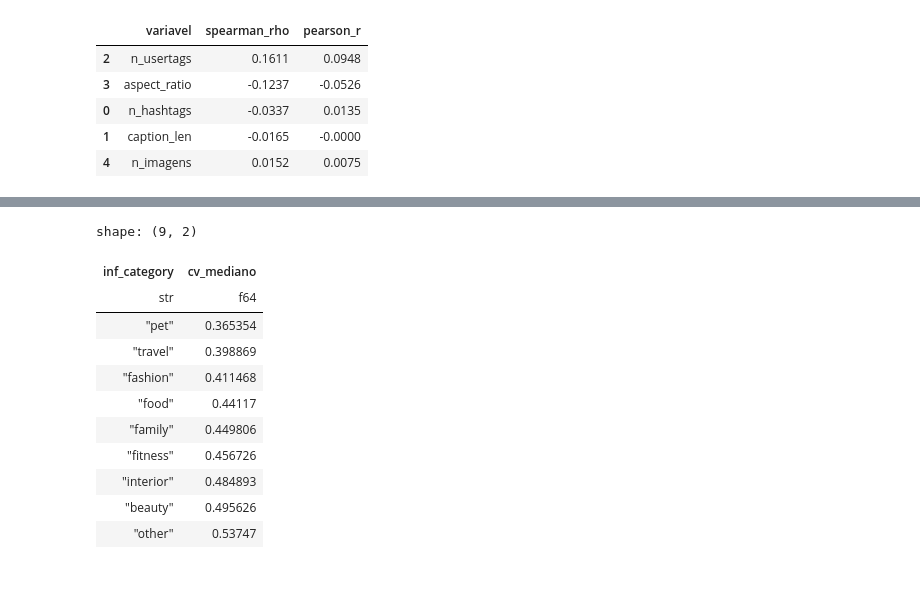
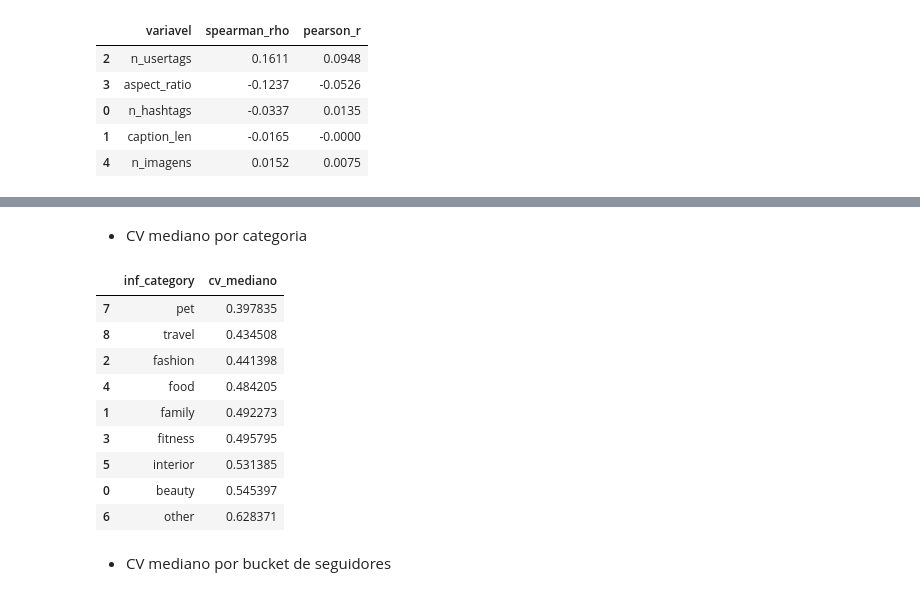
Before and after one commit to Davi-SC/influencers_kim, a Jupyter notebook: eda.ipynb, the cells around one changed output, grey strips where cells are left out. Saved outputs shown, nothing was run; the diff lists cells and outputs as text; code cells hidden in the pictures.

```diff
--- a/eda.ipynb
+++ b/eda.ipynb
@@ -27,9 +36,16 @@ ORDEM_BUCKET = ['nano', 'micro', 'mid-tier', 'macro', 'mega']
 # %%
 base = pl.read_parquet(PARQUET_BASE_2017_2019)
 core = pl.read_parquet(PARQUET_CORE_2017_2019)
-cv_core = pl.read_parquet(PARQUET_CV_CORE)
-cv_anual = pl.read_parquet(PARQUET_CV_ANUAL)
+cv_base  = pl.read_parquet(PARQUET_CV_BASE)
+cv_core  = pl.read_parquet(PARQUET_CV_CORE)
+cv_anual_base = pl.read_parquet(PARQUET_CV_ANUAL_BASE)
+cv_anual_core = pl.read_parquet(PARQUET_CV_ANUAL_CORE)
 
-print(f"Base 2017-2019 (Principal): {base.shape}")
-print(f"Core 2017-2019 (Robustez): {core.shape}")
+
+print(f"Base principal (2017-2019):  {base.shape}")
+print(f"Core (comments_count > 0):   {core.shape}")
+print(f"CV base (nível de perfil):   {cv_base.shape}")
+print(f"CV core (nível de perfil):   {cv_core.shape}")
+print(f"CV anual base:               {cv_anual_base.shape}")
+print(f"CV anual core:               {cv_anual_core.shape}")
 # %% [output]
@@ -223,0 +375,2 @@ shape: (10, 6)
+# %%
+cv_base.sort("cv").head(10)
@@ -223,0 +393,2 @@ shape: (10, 6)
+# %%
+cv_base.sort("cv",descending=True).head(10)
@@ -224,17 +409,37 @@ shape: (10, 6)
+# %% [markdown]
+- CV mediano por categoria
 # %%
-# Distribuição do CV por categoria, ligando de volta com a informação do usuário na base core
-cv_com_cat = cv_core.join(core.select(["username", "inf_category", "bucket_followers"]).unique(subset=["username"]), on="username", how="left")
-cv_com_cat.group_by("inf_category").agg(pl.col("cv").median().alias("cv_mediano")).sort("cv_mediano")
+cv_base_pd = cv_base.to_pandas()
+
+lookup_perfil = (
+    base.group_by("username")
+    .agg([
+        pl.col("inf_category").first(),
+        pl.col("bucket_followers").first()
+    ])
+    .to_pandas()
+)
+
+cv_base_enriquecido = cv_base_pd.merge(lookup_perfil, on="username", how="left")
+
+cv_cat = (
+    cv_base_enriquecido.groupby("inf_category")["cv"]
+    .median()
+    .reset_index()
+    .rename(columns={"cv": "cv_mediano"})
+    .sort_values("cv_mediano")
+)
+cv_cat
 # %% [output]
-shape: (9, 2)
-| inf_category | cv_mediano |
-| str | f64 |
-| "pet" | 0.365354 |
-| "travel" | 0.398869 |
-| "fashion" | 0.411468 |
-| "food" | 0.44117 |
-| "family" | 0.449806 |
-| "fitness" | 0.456726 |
-| "interior" | 0.484893 |
-| "beauty" | 0.495626 |
-| "other" | 0.53747 |
+|  | inf_category | cv_mediano |
+| 7 | pet | 0.397835 |
+| 8 | travel | 0.434508 |
+| 2 | fashion | 0.441398 |
+| 4 | food | 0.484205 |
+| 1 | family | 0.492273 |
+| 3 | fitness | 0.495795 |
+| 5 | interior | 0.531385 |
+| 0 | beauty | 0.545397 |
+| 6 | other | 0.628371 |
+# %% [markdown]
+- CV mediano por bucket de seguidores
```
Also changed, not shown: parts of 55 cells of this notebook.
